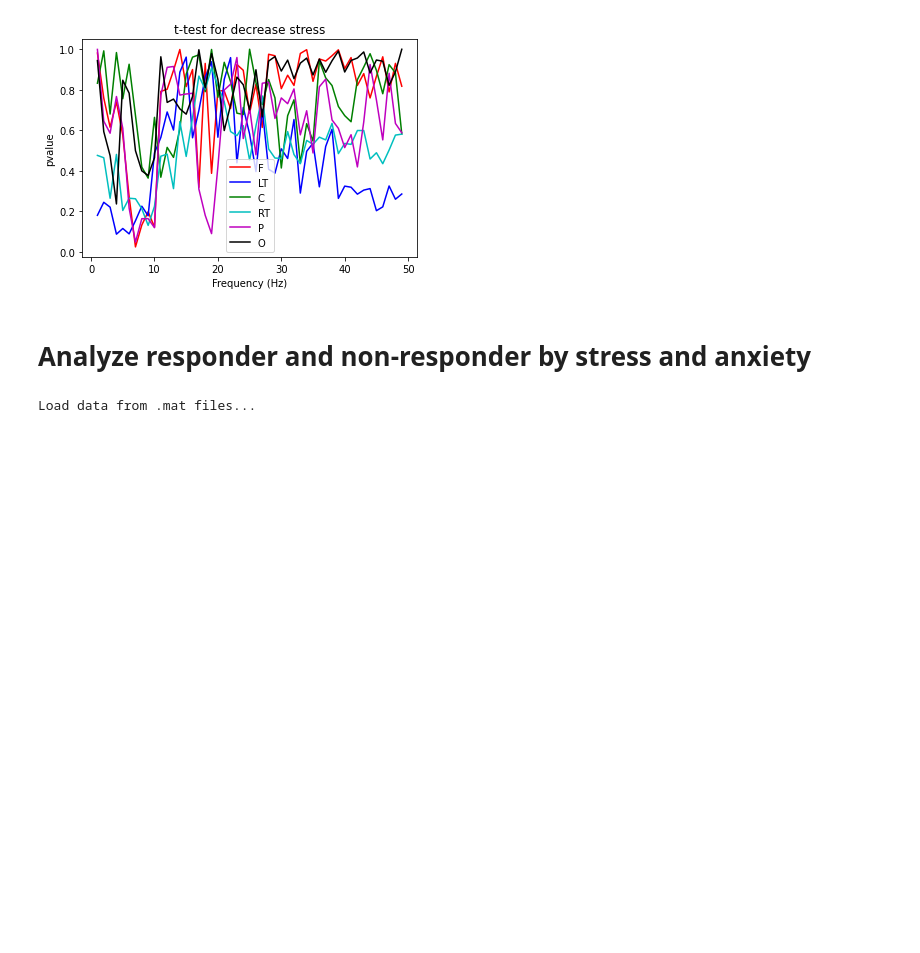
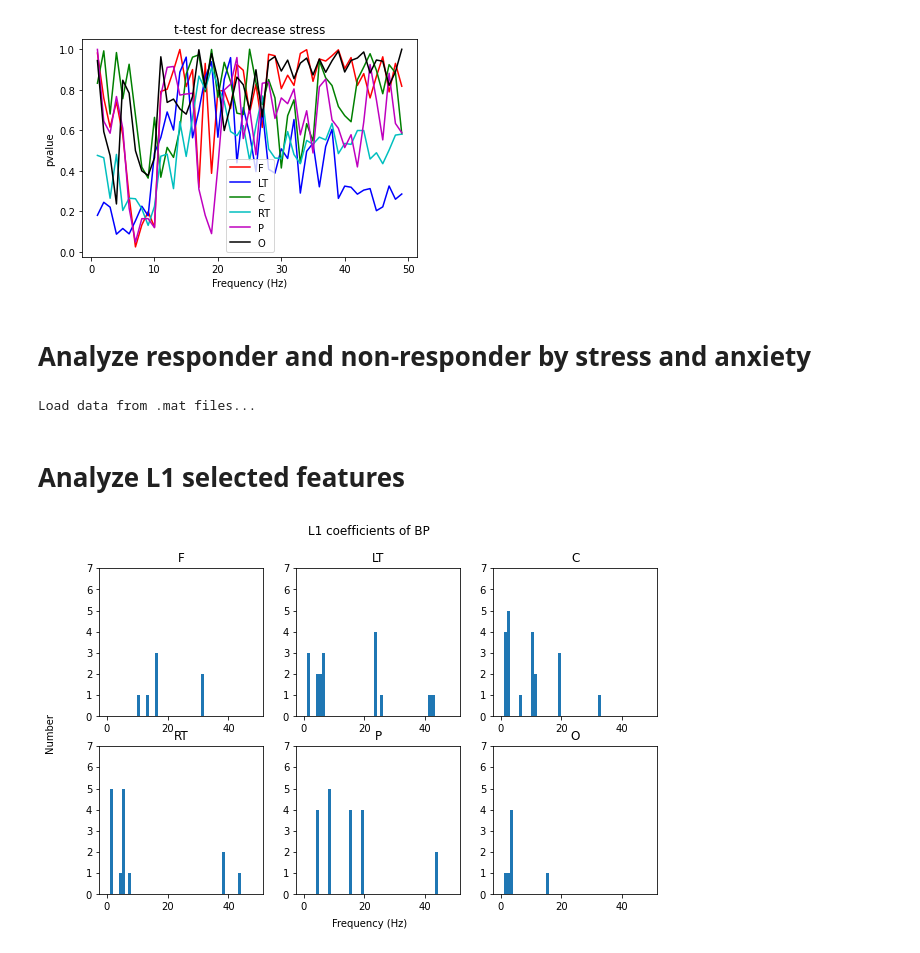
Before and after one commit to hundredball/Classroom_stress, a Jupyter notebook: data_analysis.ipynb, the cells around one changed output. Saved outputs shown, nothing was run; the diff lists cells and outputs as text; code cells hidden in the pictures; blank space fills up the shorter version.

```diff
--- a/data_analysis.ipynb
+++ b/data_analysis.ipynb
@@ -1036,3 +1036,30 @@ for i in range(len(slopes)):
 df['label'] = labels
 # %%
 df.to_csv('./results/anxiety_stress.csv')
+# %% [markdown]
+# Analyze L1 selected features
+# %%
+feature = 'BP'
+regions = ['F','LT','C','RT','P','O']
+df = pd.read_csv('./results/L1_%s/select.csv'%(feature),converters={region: lambda x: x.strip("[]").split(", ") for region in regions})
+df = df.drop(columns=df.columns[0], axis=1)
+# %%
+fig, axs = plt.subplots(2, 3, figsize=(10,6))
+for i_region, region in enumerate(regions):
+
+    row, col = i_region//3, i_region%3
+    features = []
+    for i in range(len(df)):
+        if df.loc[i, region][0] != '':
+            features += map(float, df.loc[i, region])
+
+    axs[row][col].hist(features, bins=list(range(50)))
+    axs[row][col].set_title(region)
+    axs[row][col].set_ylim(0, 7)
+
+fig.suptitle('L1 coefficients of %s'%(feature))
+fig.text(0.5, 0.05, 'Frequency (Hz)', ha='center')
+fig.text(0.05, 0.5, 'Number', va='center', rotation='vertical')
+fig.savefig('./results/L1_%s/hist.png'%(feature))
+# %% [output]
+[figure, added]
```
Also changed, not shown: 2 other files.
